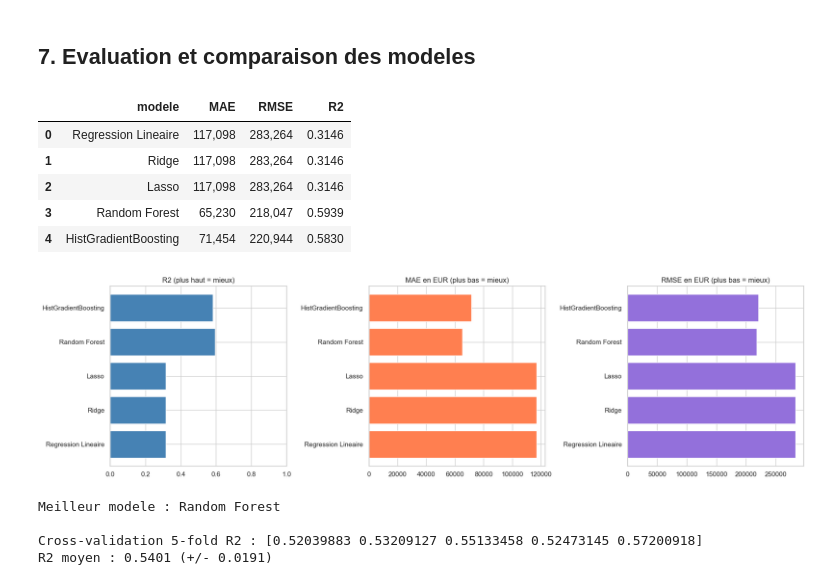
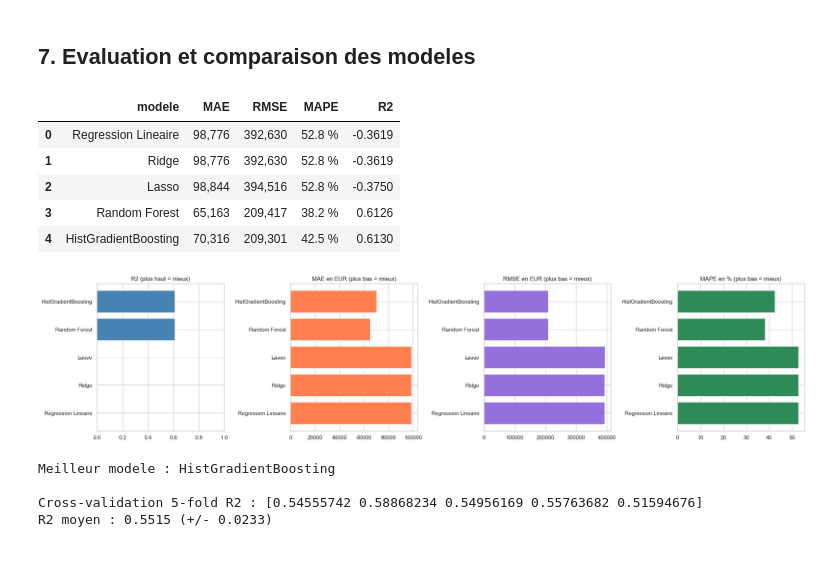
Before and after one commit to aigriperion/machine_learning, a Jupyter notebook: projet.ipynb, the cells around one changed output. Saved outputs shown, nothing was run; the diff lists cells and outputs as text; code cells hidden in the pictures; blank space fills up the shorter version.

Commit message:
amélioration, et préparation pour la soutenance

```diff
--- a/projet.ipynb
+++ b/projet.ipynb
@@ -363,0 +407,15 @@ Test  : 408,755 lignes
+# %%
+# Correction du target encoding : on recalcule dept_prix_moyen sur le train SEULEMENT
+# Etape 1 : calculer la moyenne de valeur_fonciere par departement, uniquement sur le train
+dept_code_train = df.loc[X_train.index, "code_departement"]
+dept_mean_train = y_train.groupby(dept_code_train).mean()
+
+# Etape 2 : appliquer cette moyenne aux deux jeux (train et test)
+# Pour les departements absents du train, on utilise la moyenne globale (fallback)
+fallback = y_train.mean()
+X_train["dept_prix_moyen"] = df.loc[X_train.index, "code_departement"].map(dept_mean_train)
+X_test["dept_prix_moyen"] = df.loc[X_test.index, "code_departement"].map(dept_mean_train).fillna(fallback)
+
+print("Target encoding recalcule sans fuite de donnees.")
+print(f"Nombre de departements dans le train : {dept_mean_train.shape[0]}")
+print(f"Valeurs manquantes apres encoding : train={X_train['dept_prix_moyen'].isnull().sum()}, test={X_test['dept_prix_moyen'].isnull().sum()}")
@@ -376,24 +453,35 @@ def evaluate_model(name, model, X_tr, y_tr, X_te, y_te):
     model.fit(X_tr, y_tr)
     y_pred = model.predict(X_te)
 
+    # Securite : certains modeles lineaires peuvent predire des valeurs negatives apres log-inverse.
+    # On les borne a 0 car un prix ne peut pas etre negatif.
+    y_pred = np.clip(y_pred, 0, None)
+
     mae = mean_absolute_error(y_te, y_pred)
     rmse = np.sqrt(mean_squared_error(y_te, y_pred))
+    mape = mean_absolute_percentage_error(y_te, y_pred) * 100
     r2 = r2_score(y_te, y_pred)
 
     print(f"--- {name} ---")
     print(f"  MAE  : {mae:,.0f} EUR")
     print(f"  RMSE : {rmse:,.0f} EUR")
+    print(f"  MAPE : {mape:.1f} %")
     print(f"  R2   : {r2:.4f}")
     print()
 
-    return {"modele": name, "MAE": mae, "RMSE": rmse, "R2": r2, "model_obj": model}
+    return {"modele": name, "MAE": mae, "RMSE": rmse, "MAPE": mape, "R2": r2, "model_obj": model}
 # %%
+# Helper : enrobe un modele lineaire dans un TransformedTargetRegressor (log / exp)
+# Le modele voit log(1+y), et la prediction est automatiquement re-transformee en euros.
+def log_target(model):
+    return TransformedTargetRegressor(regressor=model, func=np.log1p, inverse_func=np.expm1)
+
 # Definir les modeles
 models = {
-    "Regression Lineaire": LinearRegression(),
-    "Ridge": Ridge(alpha=1.0),
-    "Lasso": Lasso(alpha=1.0, max_iter=5000),
-    "Random Forest": RandomForestRegressor(
+    "Regression Lineaire": log_target(LinearRegression()),
+    "Ridge":                log_target(Ridge(alpha=1.0)),
+    "Lasso":                log_target(Lasso(alpha=0.001, max_iter=5000)),
+    "Random Forest":        RandomForestRegressor(
         n_estimators=200, max_depth=20, min_samples_leaf=10,
         n_jobs=-1, random_state=42,
     ),
@@ -430,63 +518,69 @@ for name, model in models.items():
 ## 7. Evaluation et comparaison des modeles
 # %%
 # Tableau recapitulatif
-df_results = pd.DataFrame(results)[["modele", "MAE", "RMSE", "R2"]]
+df_results = pd.DataFrame(results)[["modele", "MAE", "RMSE", "MAPE", "R2"]]
 df_results_display = df_results.copy()
 df_results_display["MAE"] = df_results_display["MAE"].map(lambda x: f"{x:,.0f}")
 df_results_display["RMSE"] = df_results_display["RMSE"].map(lambda x: f"{x:,.0f}")
+df_results_display["MAPE"] = df_results_display["MAPE"].map(lambda x: f"{x:.1f} %")
 df_results_display["R2"] = df_results_display["R2"].map(lambda x: f"{x:.4f}")
 df_results_display
 # %% [output]
-|  | modele | MAE | RMSE | R2 |
-| 0 | Regression Lineaire | 117,098 | 283,264 | 0.3146 |
-| 1 | Ridge | 117,098 | 283,264 | 0.3146 |
-| 2 | Lasso | 117,098 | 283,264 | 0.3146 |
-| 3 | Random Forest | 65,230 | 218,047 | 0.5939 |
-| 4 | HistGradientBoosting | 71,454 | 220,944 | 0.5830 |
+|  | modele | MAE | RMSE | MAPE | R2 |
+| 0 | Regression Lineaire | 98,776 | 392,630 | 52.8 % | -0.3619 |
+| 1 | Ridge | 98,776 | 392,630 | 52.8 % | -0.3619 |
+| 2 | Lasso | 98,844 | 394,516 | 52.8 % | -0.3750 |
+| 3 | Random Forest | 65,163 | 209,417 | 38.2 % | 0.6126 |
+| 4 | HistGradientBoosting | 70,316 | 209,301 | 42.5 % | 0.6130 |
 # %%
 # Comparaison visuelle des metriques
-fig, axes = plt.subplots(1, 3, figsize=(18, 5))
+fig, axes = plt.subplots(1, 4, figsize=(22, 5))
 
 axes[0].barh(df_results["modele"], df_results["R2"], color="steelblue")
 axes[0].set_title("R2 (plus haut = mieux)")
 axes[0].set_xlim(0, 1)
 
 axes[1].barh(df_results["modele"], df_results["MAE"], color="coral")
 axes[1].set_title("MAE en EUR (plus bas = mieux)")
 
 axes[2].barh(df_results["modele"], df_results["RMSE"], color="mediumpurple")
 axes[2].set_title("RMSE en EUR (plus bas = mieux)")
 
+axes[3].barh(df_results["modele"], df_results["MAPE"], color="seagreen")
+axes[3].set_title("MAPE en % (plus bas = mieux)")
+
 plt.tight_layout()
 plt.show()
 # %% [output]
-[figure, old version]
+[figure, new version]
 # %%
 # Validation croisee sur le meilleur modele
+from sklearn.base import clone
+
 best_result = max(results, key=lambda r: r["R2"])
 print(f"Meilleur modele : {best_result['modele']}")
 
 best_model = best_result["model_obj"]
 
 # Cross-validation 5-fold (sur un echantillon pour la vitesse si > 200k lignes)
-if len(X) > 200_000:
-    X_cv = X.sample(200_000, random_state=42)
-    y_cv = y.loc[X_cv.index]
+if len(X_train) > 200_000:
+    X_cv = X_train.sample(200_000, random_state=42)
+    y_cv = y_train.loc[X_cv.index]
 else:
-    X_cv, y_cv = X, y
+    X_cv, y_cv = X_train, y_train
 
 cv_scores = cross_val_score(
-    best_model.__class__(**best_model.get_params()),
+    clone(best_model),
     X_cv, y_cv,
     cv=5, scoring="r2", n_jobs=-1,
 )
 print(f"\nCross-validation 5-fold R2 : {cv_scores}")
 print(f"R2 moyen : {cv_scores.mean():.4f} (+/- {cv_scores.std():.4f})")
 # %% [output]
-Meilleur modele : Random Forest
+Meilleur modele : HistGradientBoosting
 
-Cross-validation 5-fold R2 : [0.52039883 0.53209127 0.55133458 0.52473145 0.57200918]
-R2 moyen : 0.5401 (+/- 0.0191)
+Cross-validation 5-fold R2 : [0.54555742 0.58868234 0.54956169 0.55763682 0.51594676]
+R2 moyen : 0.5515 (+/- 0.0233)
 # %%
 # Predictions vs valeurs reelles (meilleur modele)
 y_pred_best = best_model.predict(X_test)
```
Also changed, not shown: parts of 27 cells of this notebook, 3 other files.
